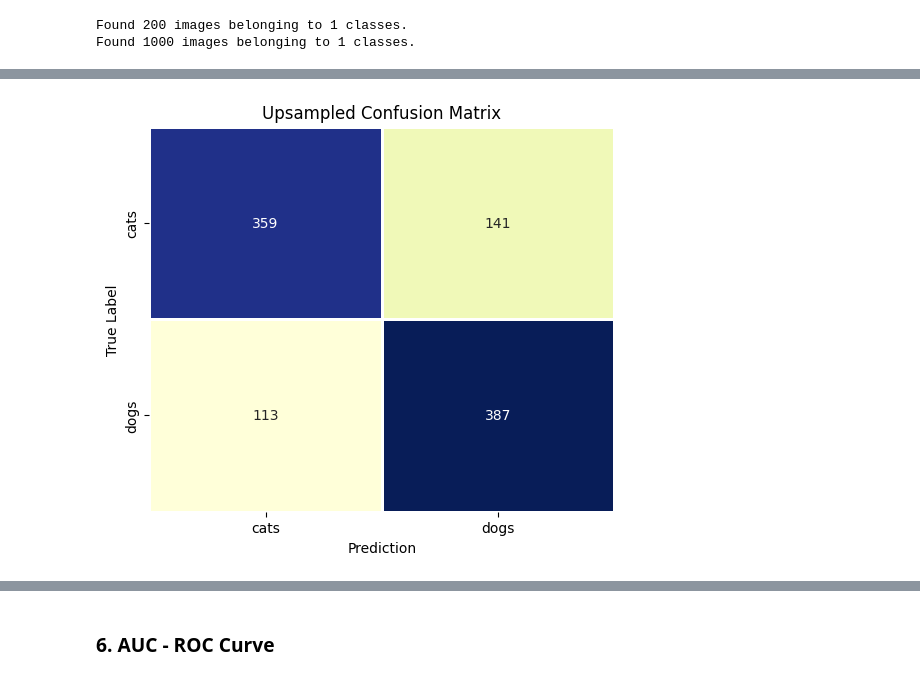
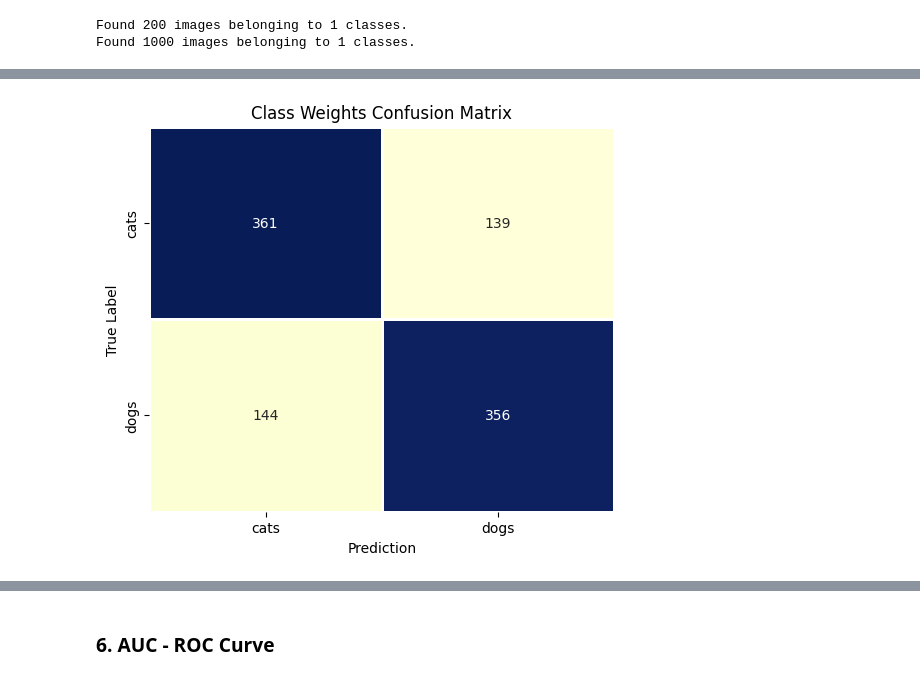
Before and after one commit to iaa-so-training/basic-neural-network-2025, a Jupyter notebook: Session_4/IAA_Session_4.ipynb, the cells around one changed output, grey strips where cells are left out. Cells and saved outputs as stored; diff of their text form; code cells hidden in the pictures.

```diff
--- a/Session_4/IAA_Session_4.ipynb
+++ b/Session_4/IAA_Session_4.ipynb
@@ -370,16 +390,18 @@ This method prevents the model from ever becoming biased, as it never sees an im
 # %% [markdown]
 We will create two separate data streams: one for the minority class ('cats') and one for the majority class ('dogs'). For every batch, we will draw an equal number of images from each stream and combine them. The 'cats' stream will use the same aggressive data augmentation we defined earlier to ensure the model sees many different variations of the few original cat images.
 # %%
-cat_generator = train_datagen.flow_from_directory(
+# Only generate cats
+cat_generator = train_datagen_augmented.flow_from_directory(
     train_dir,
-    classes=['cats'], # Only generate cats
+    classes=['cats'],
     target_size=(150, 150),
     batch_size=10,
     class_mode='binary')
 
-dog_generator = train_datagen.flow_from_directory(
+# Only generate dogs
+dog_generator = train_datagen_augmented.flow_from_directory(
     train_dir,
-    classes=['dogs'], # Only generate dogs
+    classes=['dogs'], #
     target_size=(150, 150),
     batch_size=10,
     class_mode='binary')
@@ -403,0 +430,11 @@ train_generator_upsampled = combined_generator(cat_generator, dog_generator)
+# %%
+import math
+
+num_cats_train = cat_generator.samples
+num_dogs_train = dog_generator.samples
+batch_size = 10
+combined_batch_size = batch_size*2
+effective_balanced_samples = max(num_cats_train, num_dogs_train) * 2
+steps_per_epoch = math.ceil(effective_balanced_samples // combined_batch_size)
+
+steps_per_epoch
@@ -408,12 +447,15 @@ upsampled_model.compile(loss='binary_crossentropy',
                 optimizer=tf.keras.optimizers.Adam(learning_rate=0.001),
                 metrics=['acc'])
 
+es_callback = tf.keras.callbacks.EarlyStopping(patience=4, restore_best_weights=True)
+
 upsampled_history = upsampled_model.fit(
       train_generator_upsampled,
-      steps_per_epoch=100,
+      steps_per_epoch=steps_per_epoch,
       epochs=30,
-      validation_data=validation_generator_imbalanced,
+      validation_data=validation_generator,
       validation_steps=50,
+      callbacks=[es_callback],
       verbose=2)
 # %% [output]
 Epoch 1/30
@@ -449,19 +478,21 @@ np.False_
 # %%
-cm_upsampled = confusion_matrix(validation_generator_imbalanced.classes, y_pred_upsampled)
+Y_pred_upsampled = upsampled_model.predict(validation_generator, steps=50, verbose=0)
+y_pred_upsampled = (Y_pred_upsampled > 0.5).astype(int)
+
+cm_upsampled = confusion_matrix(y_true, y_pred_upsampled)
 
 plt.figure(figsize=(6, 5))
 sns.heatmap(cm_upsampled,
             annot=True,
             fmt='d',
             cmap="YlGnBu",
             cbar=False,
             linewidths=2,
             linecolor='white',
             xticklabels=['cats', 'dogs'],
             yticklabels=['cats', 'dogs'])
 plt.xlabel('Prediction')
 plt.ylabel('True Label')
-plt.title('Upsampled Confusion Matrix')
-plt.show()
+plt.title('Class Weights Confusion Matrix');
 # %% [output]
-[figure, old version]
+[figure, new version]
```
Also changed, not shown: parts of 23 cells of this notebook, 1 other file.
